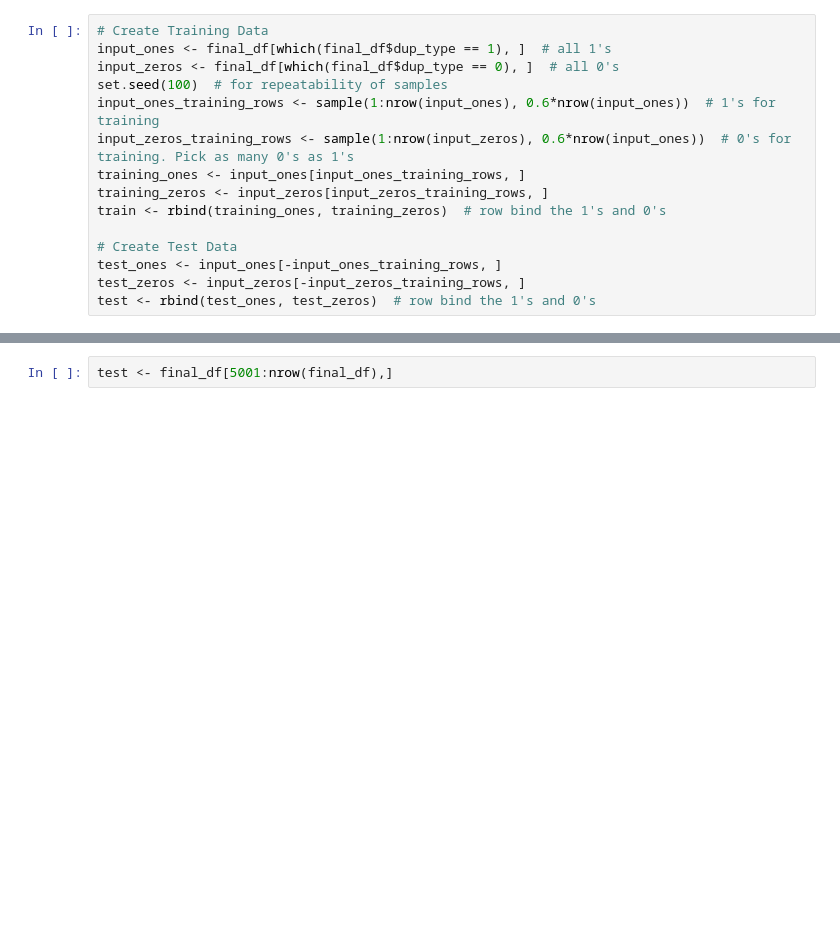
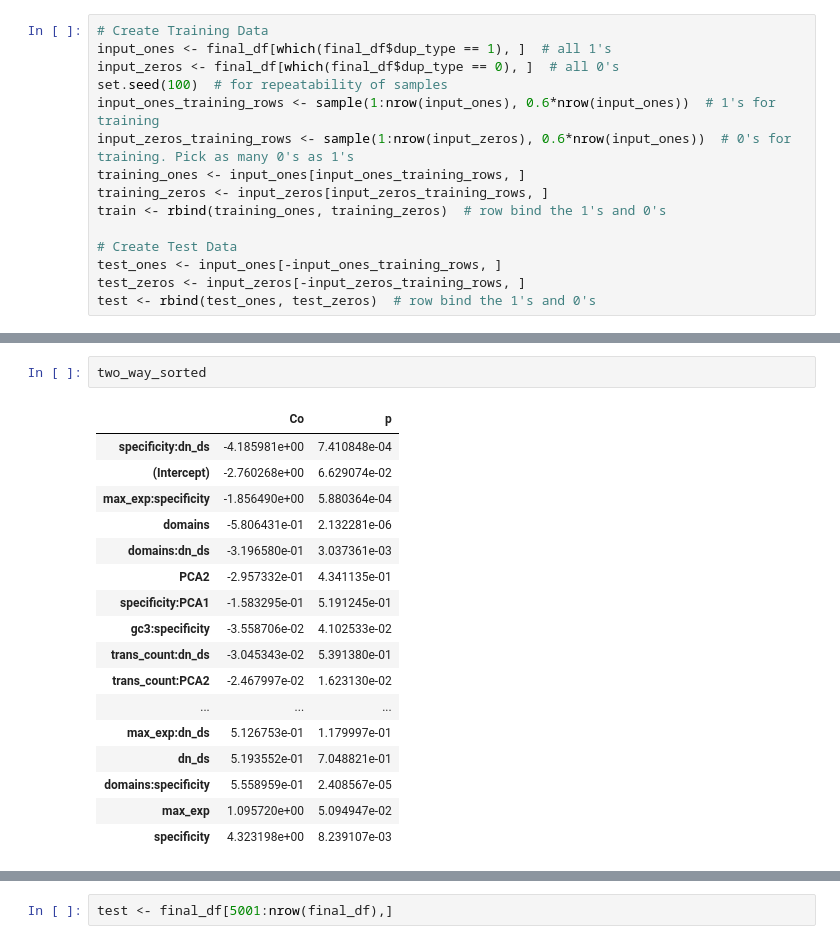
Before and after one commit to ZoeVance/data_cleaning_backup, a Jupyter notebook: R stats.ipynb, the cells around one changed output, grey strips where cells are left out. Saved outputs shown, nothing was run; the diff lists cells and outputs as text; blank space fills up the shorter version.

```diff
--- a/R stats.ipynb
+++ b/R stats.ipynb
@@ -288,3 +280,23 @@ plot(prob_val_is_1, actual_val)
+# %%
+two_way_sorted
+# %% [output]
+|  | Co | p |
+| specificity:dn_ds | -4.185981e+00 | 7.410848e-04 |
+| (Intercept) | -2.760268e+00 | 6.629074e-02 |
+| max_exp:specificity | -1.856490e+00 | 5.880364e-04 |
+| domains | -5.806431e-01 | 2.132281e-06 |
+| domains:dn_ds | -3.196580e-01 | 3.037361e-03 |
+| PCA2 | -2.957332e-01 | 4.341135e-01 |
+| specificity:PCA1 | -1.583295e-01 | 5.191245e-01 |
+| gc3:specificity | -3.558706e-02 | 4.102533e-02 |
+| trans_count:dn_ds | -3.045343e-02 | 5.391380e-01 |
+| trans_count:PCA2 | -2.467997e-02 | 1.623130e-02 |
+| ... | ... | ... |
+| max_exp:dn_ds | 5.126753e-01 | 1.179997e-01 |
+| dn_ds | 5.193552e-01 | 7.048821e-01 |
+| domains:specificity | 5.558959e-01 | 2.408567e-05 |
+| max_exp | 1.095720e+00 | 5.094947e-02 |
+| specificity | 4.323198e+00 | 8.239107e-03 |
 # %%
 # install.packages('pROC')
 library(pROC)
```
Also changed, not shown: parts of 11 cells of this notebook, 3 other files.
